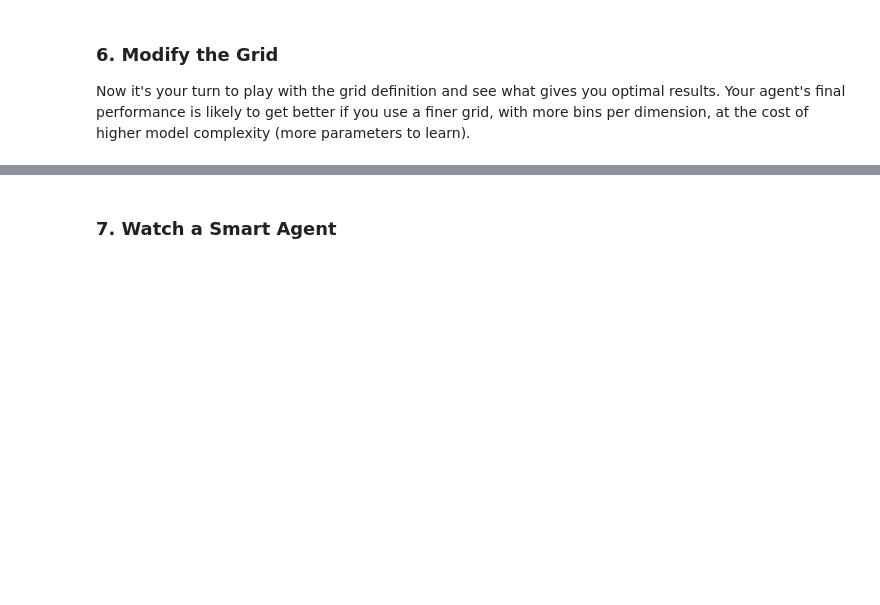
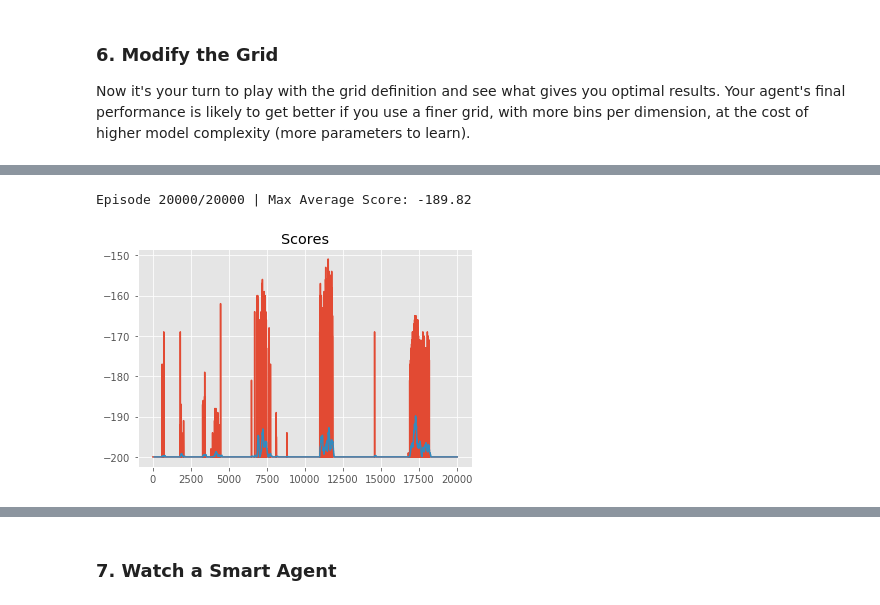
Before and after one commit to filipgrigorov/deep-reinforcement-learning, a Jupyter notebook: discretization/Discretization.ipynb, the cells around one changed output, grey strips where cells are left out. Cells and saved outputs as stored; diff of their text form; code cells hidden in the pictures; blank space fills up the shorter version.

Commit message:
- Tried to make a better score but I could not

```diff
--- a/discretization/Discretization.ipynb
+++ b/discretization/Discretization.ipynb
@@ -177,12 +177,15 @@ def discretize(sample, grid):
     discretized_sample : array_like
         A sequence of integers with the same number of dimensions as sample.
     """
-    # TODO: Implement this
-    pass
+    # Note: Discretize into bins the x and y values of the grid of the game
+    return np.digitize(sample[0], grid[0]), np.digitize(sample[1], grid[1])
 
 
-# Test with a simple grid and some samples
+# Note: This is a discretized (into bins) range of the continuous space of the game "MountainCar-v0"
 grid = create_uniform_grid([-1.0, -5.0], [1.0, 5.0])
+print('\nBins:', repr(grid), sep='\n')
+
+# Note: This is a sample from the continuous space of the game "MountainCar-v0"
 samples = np.array(
     [[-1.0 , -5.0],
      [-0.81, -4.1],
@@ -256,12 +327,13 @@ Provided below is a simple Q-Learning agent. Implement the `preprocess_state()`
 class QLearningAgent:
     """Q-Learning agent that can act on a continuous state space by discretizing it."""
 
-    def __init__(self, env, state_grid, alpha=0.02, gamma=0.99,
-                 epsilon=1.0, epsilon_decay_rate=0.9995, min_epsilon=.01, seed=505):
+    def __init__(self, env, state_grid, alpha=0.05, gamma=0.9,
+                 epsilon=1.0, epsilon_decay_rate=0.995, min_epsilon=.01, seed=505):
         """Initialize variables, create grid for discretization."""
         # Environment info
         self.env = env
         self.state_grid = state_grid
+        print(state_grid)
         self.state_size = tuple(len(splits) + 1 for splits in self.state_grid)  # n-dimensional state space
         self.action_size = self.env.action_space.n  # 1-dimensional discrete action space
         self.seed = np.random.seed(seed)
@@ -276,14 +348,15 @@ class QLearningAgent:
         self.epsilon_decay_rate = epsilon_decay_rate # how quickly should we decrease epsilon
         self.min_epsilon = min_epsilon
 
-        # Create Q-table
-        self.q_table = np.zeros(shape=(self.state_size + (self.action_size,)))
+        # Create Q-table: For every position, we have nbins velocities with 3 available actions
+        action_size_tuple = (self.action_size,)
+        self.q_table = np.zeros(shape=(self.state_size + action_size_tuple))
         print("Q table size:", self.q_table.shape)
 
     def preprocess_state(self, state):
         """Map a continuous state to its discretized representation."""
-        # TODO: Implement this
-        pass
+        discretized_state = discretize(state, self.state_grid)
+        return discretized_state
 
     def reset_episode(self, state):
         """Reset variables for a new episode."""
@@ -300,31 +373,31 @@ class QLearningAgent:
         """Reset exploration rate used when training."""
         self.epsilon = epsilon if epsilon is not None else self.initial_epsilon
 
-    def act(self, state, reward=None, done=None, mode='train'):
+    def act(self, next_state, reward=None, done=None, mode='train'):
         """Pick next action and update internal Q table (when mode != 'test')."""
-        state = self.preprocess_state(state)
+        next_state = self.preprocess_state(next_state)
         if mode == 'test':
             # Test mode: Simply produce an action
-            action = np.argmax(self.q_table[state])
+            next_action = np.argmax(self.q_table[next_state])
         else:
             # Train mode (default): Update Q table, pick next action
             # Note: We update the Q table entry for the *last* (state, action) pair with current state, reward
             self.q_table[self.last_state + (self.last_action,)] += self.alpha * \
-                (reward + self.gamma * max(self.q_table[state]) - self.q_table[self.last_state + (self.last_action,)])
+                (reward + self.gamma * max(self.q_table[next_state]) - self.q_table[self.last_state + (self.last_action,)])
 
             # Exploration vs. exploitation
             do_exploration = np.random.uniform(0, 1) < self.epsilon
             if do_exploration:
                 # Pick a random action
-                action = np.random.randint(0, self.action_size)
+                next_action = np.random.randint(0, self.action_size)
             else:
                 # Pick the best action from Q table
-                action = np.argmax(self.q_table[state])
+                next_action = np.argmax(self.q_table[next_state])
 
         # Roll over current state, action for next step
-        self.last_state = state
-        self.last_action = action
-        return action
+        self.last_state = next_state
+        self.last_action = next_action
+        return next_action
 
 
 q_agent = QLearningAgent(env, state_grid)
@@ -416,6 +507,6 @@ plot_q_table(q_agent.q_table)
 Now it's your turn to play with the grid definition and see what gives you optimal results. Your agent's final performance is likely to get better if you use a finer grid, with more bins per dimension, at the cost of higher model complexity (more parameters to learn).
 # %%
 # TODO: Create a new agent with a different state space grid
-state_grid_new = create_uniform_grid(?, ?, bins=(?, ?))
+state_grid_new = create_uniform_grid(env.observation_space.low, env.observation_space.high, bins=(50, 50))
 q_agent_new = QLearningAgent(env, state_grid_new)
 q_agent_new.scores = []  # initialize a list to store scores for this agent
@@ -422,8 +526,11 @@ q_agent_new.scores = []  # initialize a list to store scores for this agent
 # %%
 # Train it over a desired number of episodes and analyze scores
 # Note: This cell can be run multiple times, and scores will get accumulated
-q_agent_new.scores += run(q_agent_new, env, num_episodes=50000)  # accumulate scores
+q_agent_new.scores += run(q_agent_new, env, num_episodes=20000)  # accumulate scores
 rolling_mean_new = plot_scores(q_agent_new.scores)
+# %% [output]
+Episode 20000/20000 | Max Average Score: -189.82
+[figure, added]
 # %%
 # Run in test mode and analyze scores obtained
 test_scores = run(q_agent_new, env, num_episodes=100, mode='test')
```
Also changed, not shown: parts of 16 cells of this notebook, 3 other files.
